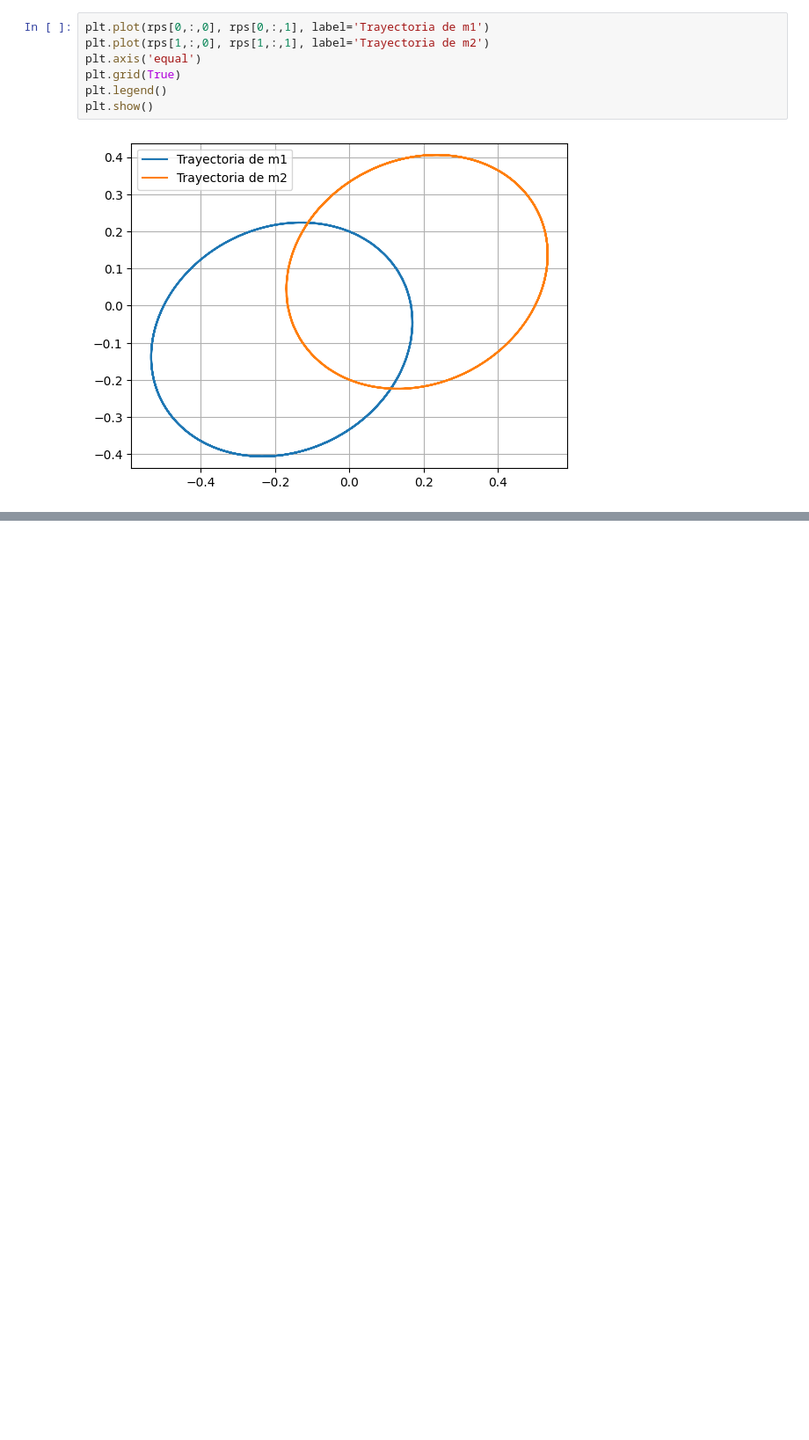
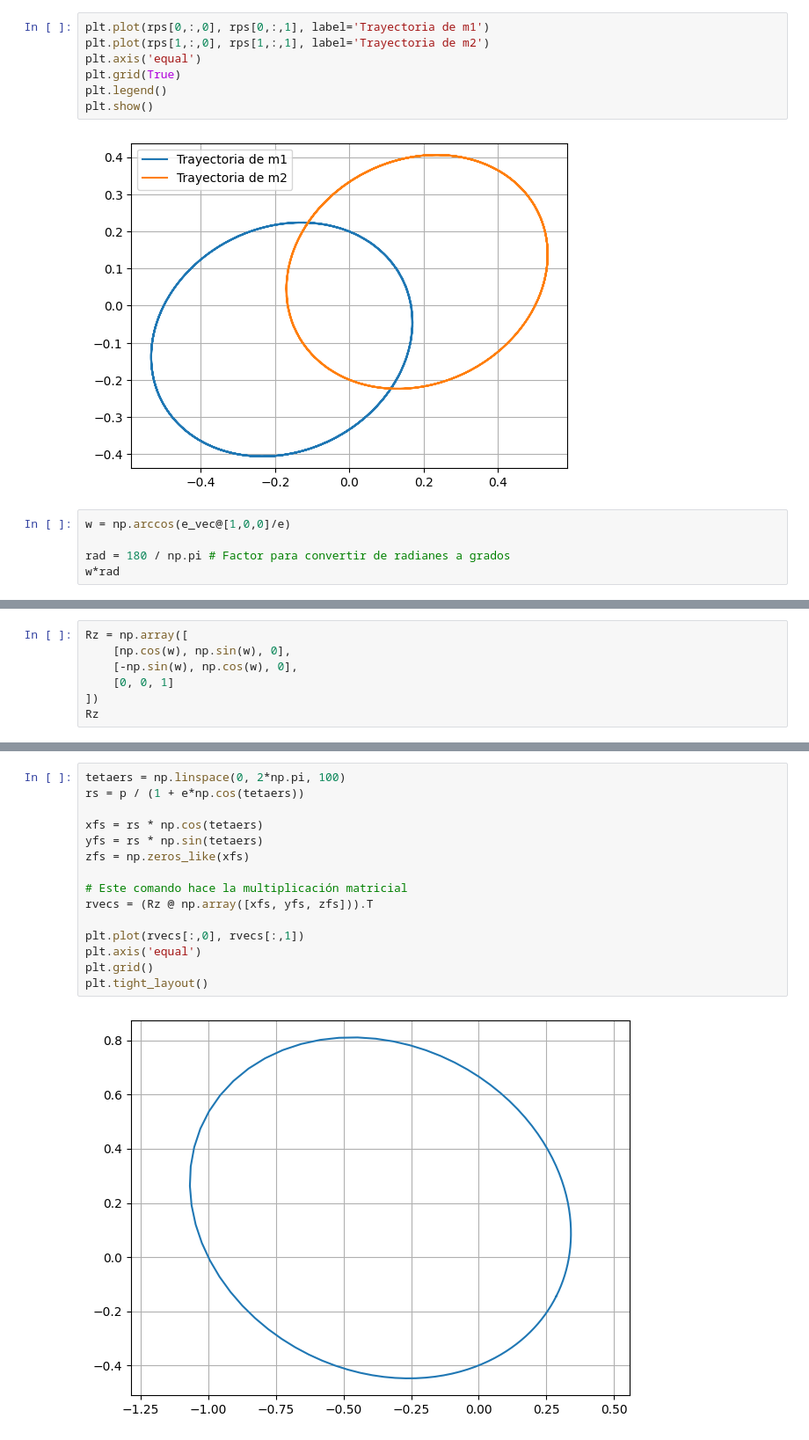
Before and after one commit to jaiderrueda-pixel/MecCel-20261, a Jupyter notebook: vector_relativo_sistemaperifocal2.ipynb, the cells around one changed output, grey strips where cells are left out. Shown at 88% size. Drawn from its saved outputs; the diff is of its cells as text; blank space fills up the shorter version.

```diff
--- a/vector_relativo_sistemaperifocal2.ipynb
+++ b/vector_relativo_sistemaperifocal2.ipynb
@@ -109,3 +110,8 @@ plt.legend()
 plt.show()
 # %% [output]
 [figure]
+# %%
+w = np.arccos(e_vec@[1,0,0]/e)
+
+rad = 180 / np.pi # Factor para convertir de radianes a grados
+w*rad
@@ -111,0 +120,7 @@ plt.show()
+# %%
+Rz = np.array([
+    [np.cos(w), np.sin(w), 0],
+    [-np.sin(w), np.cos(w), 0],
+    [0, 0, 1]
+])
+Rz
@@ -111,0 +138,17 @@ plt.show()
+# %%
+tetaers = np.linspace(0, 2*np.pi, 100)
+rs = p / (1 + e*np.cos(tetaers))
+
+xfs = rs * np.cos(tetaers)
+yfs = rs * np.sin(tetaers)
+zfs = np.zeros_like(xfs)
+
+# Este comando hace la multiplicación matricial
+rvecs = (Rz @ np.array([xfs, yfs, zfs])).T
+
+plt.plot(rvecs[:,0], rvecs[:,1])
+plt.axis('equal')
+plt.grid()
+plt.tight_layout()
+# %% [output]
+[figure, added]
```
Also changed, not shown: parts of 13 cells of this notebook, 1 other file.
